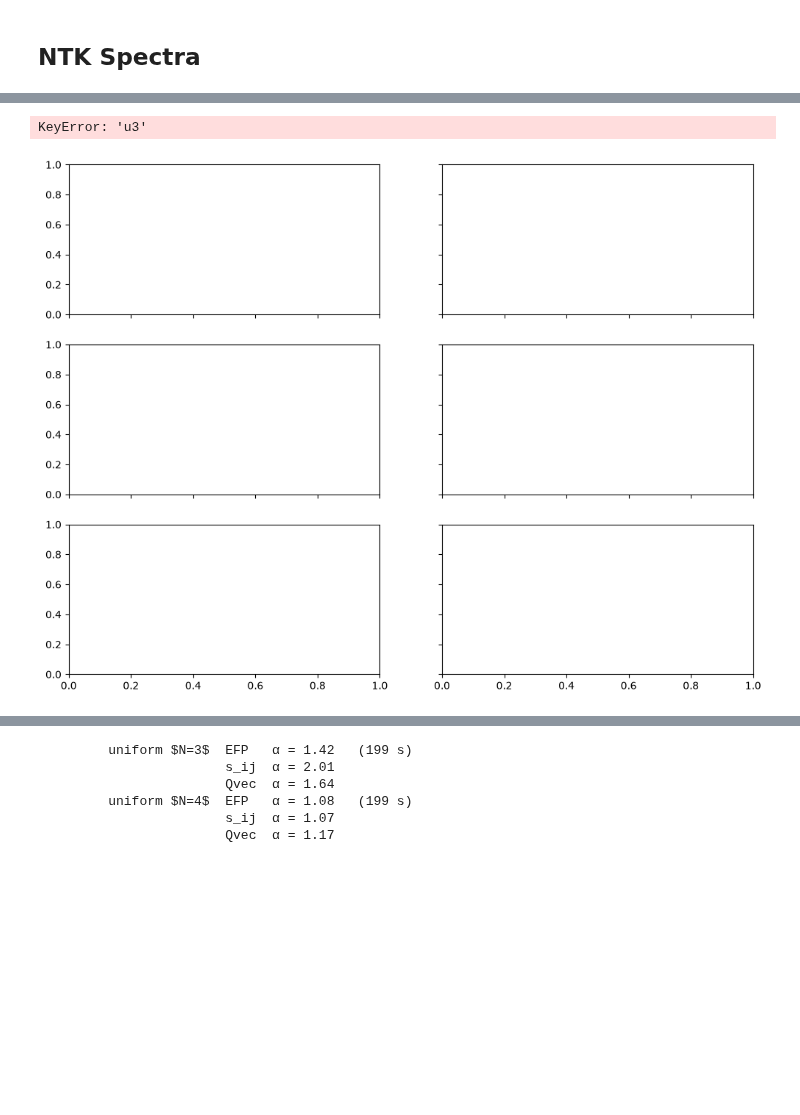
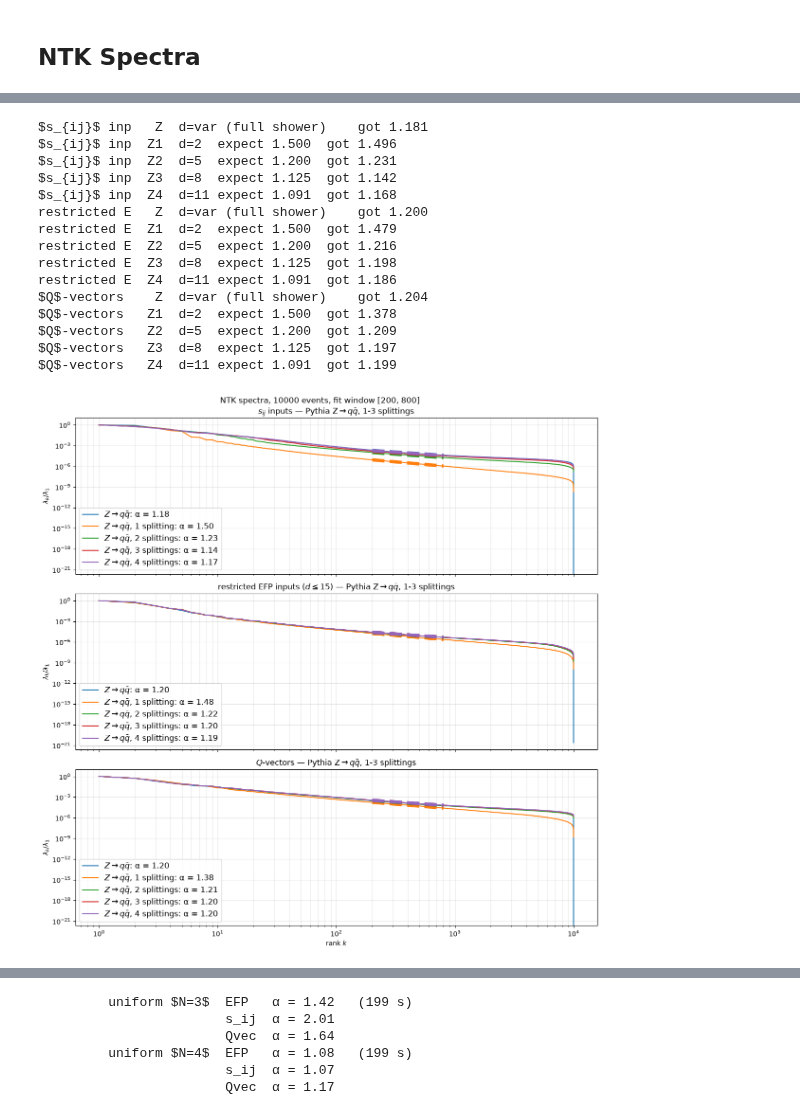
Before and after one commit to ykahn/Jet-Scaling-Laws, a Jupyter notebook: StevensCode/Pythia_EFP_NTK.ipynb, the cells around one changed output, grey strips where cells are left out. Drawn from its saved outputs; the diff is of its cells as text; code cells hidden in the pictures; blank space fills up the shorter version.

```diff
--- a/StevensCode/Pythia_EFP_NTK.ipynb
+++ b/StevensCode/Pythia_EFP_NTK.ipynb
@@ -122,7 +122,7 @@ F = np.load('features/EFPs_restricted_d13.npz')
 EFP_sets = {k: F[k] for k in F.files if k != 'dmax'}     # keys: u3, u4, u5, u6, u7, u10, Z1..Z4
 # SIJ_sets = dict(np.load('features/SIJ.npz'))              # same keys, same events
 SIJ_sets = {k: v for k, v in np.load('features/SIJ.npz').items() if v.shape[1] > 1}
-QVC_sets = dict(np.load('features/QVEC_nq128.npz'))
+QVC_sets = dict(np.load('features/QVEC_nq1024.npz'))
 print('EFP:', {k: v.shape for k, v in EFP_sets.items()})
 print('SIJ:', {k: v.shape for k, v in SIJ_sets.items()})
 print('Qvc:', {k: v.shape for k, v in QVC_sets.items()})
@@ -227,7 +227,7 @@ def alpha_eig(ev, lo=20, hi=400):
 ## NTK spectra, old method: full eigvalsh via kernel_spectrum on M events
 M = 10_000
 # keys = ['u3', 'u4', 'u5', 'u6', 'u7', 'u10', 'Z', 'Z08', 'Z12', 'Z16', 'Z1', 'Z2', 'Z3', 'Z4', 'Z1m']
-keys = [ 'Z', 'Z08', 'Z12', 'Z16', 'Z1', 'Z2', 'Z3', 'Z4', 'Zpt0p1']
+keys = [ 'Z', 'Z08', 'Z12', 'Z16', 'Z1', 'Z2', 'Z3', 'Z4', 'Z1TeV']
 
 NTK_EFP_dense, NTK_SIJ_dense, NTK_QVC_dense, LAPLACE_QVC_dense = {}, {}, {}, {}
 for key in keys:
@@ -260,35 +260,40 @@ $Z\to q\bar q$, 4 splittings  EFP   α = 1.16   (58 s)
 # %%
 # np.savez('spectra/NTK_QVC_spectra_M10k.npz', **NTK_QVC_dense)
 # %%
-## 2x2: rows = input features, cols = event type; dashed = k^{-(1+1/d)} with d = 3N-7
+## 3x1: rows = input features; dashed = fit k^{-alpha} in [lo, hi]
 lo, hi = 200, 800
-cols = {'uniform phase space': ['u3', 'u4', 'u5', 'u6'], r'Pythia Z$\to q\bar q$, 1-3 splittings': ['Z', 'Z1', 'Z2', 'Z3', 'Z4']}
-cols = {r'Pythia Z$\to q\bar q$, 1-3 splittings': ['Z', 'Z1', 'Z2', 'Z3', 'Z4']}
-
+cname, keys = r'Pythia Z$\to q\bar q$, 1-3 splittings', ['Z', 'Z1', 'Z2', 'Z3', 'Z4']
 rows = {r'$s_{ij}$ inputs': NTK_SIJ_dense, r'restricted EFP inputs ($d\leq 15$)': NTK_EFP_dense, r'$Q$-vectors': NTK_QVC_dense}
 
-fig, axs = plt.subplots(3, 1, figsize=(12, 9), sharex=True, sharey=True)
-for i, (rname, L) in enumerate(rows.items()):
-    for j, (cname, keys) in enumerate(cols.items()):
-        ax = axs[i, j]
-        for key in keys:
-            lam = L[key];
-            k = np.arange(1, len(lam) + 1)
-            if key in ('Z', 'H'):  d = None                      # full shower: no fixed N
-            elif key[0] == 'u':    d = 3*int(key[1:]) - 7        # uniform N-body
-            else:                  d = 3*(int(key[1:]) + 2) - 7  # Z + k splittings -> N = k + 2
-            a, b = np.polyfit(np.log(k[lo:hi]), np.log(lam[lo:hi]), 1)
-            expect = f'd={d:<2d} expect {1 + 1/d:.3f}' if d else 'd=var (full shower)  '
-            print(f'{rname[:12]:<12} {key:>3}  {expect}  got {-a:.3f}')
-            line, = ax.loglog(k, lam/lam[0], label=f'{labels[key]}: α = {-a:.2f}')
-            ax.loglog(k[lo:hi], np.exp(b)*k[lo:hi]**a/lam[0], '--', color=line.get_color(), lw=5)
-        ax.set_title(f'{rname} — {cname}');
-        ax.legend(fontsize=12);
-        ax.grid(True, which='both', alpha=0.3)
-for ax in axs[1]: ax.set_xlabel('rank $k$')
-for ax in axs[:, 0]: ax.set_ylabel(r'$\lambda_k/\lambda_1$')
-fig.suptitle(f'NTK spectra, {M} events, fit window [{lo}, {hi}]')
-fig.tight_layout();
+fig, axs = plt.subplots(3, 1, figsize=(12, 12), sharex=True, sharey=True)
+for ax, (rname, L) in zip(axs, rows.items()):
+    for key in keys:
+        if key not in L: continue
+        lam = L[key];  k = np.arange(1, len(lam) + 1)
+        d = None if key in ('Z', 'H') else 3*(int(key[1:]) + 2) - 7        # Z + k splittings -> N = k + 2
+        a, b = np.polyfit(np.log(k[lo:hi]), np.log(lam[lo:hi]), 1)
+        expect = f'd={d:<2d} expect {1 + 1/d:.3f}' if d else 'd=var (full shower)  '
+        print(f'{rname[:12]:<12} {key:>3}  {expect}  got {-a:.3f}')
+        line, = ax.loglog(k, lam/lam[0], label=f'{labels[key]}: α = {-a:.2f}')
+        ax.loglog(k[lo:hi], np.exp(b)*k[lo:hi]**a/lam[0], '--', color=line.get_color(), lw=5)
+    ax.set_title(f'{rname} — {cname}');  ax.legend(fontsize=12);  ax.grid(True, which='both', alpha=0.3)
+    ax.set_ylabel(r'$\lambda_k/\lambda_1$')
+axs[-1].set_xlabel('rank $k$')
+fig.suptitle(f'NTK spectra, {M} events, fit window [{lo}, {hi}]');  fig.tight_layout()
 # %% [output]
-KeyError: 'u3'
+$s_{ij}$ inp   Z  d=var (full shower)    got 1.181
+$s_{ij}$ inp  Z1  d=2  expect 1.500  got 1.496
+$s_{ij}$ inp  Z2  d=5  expect 1.200  got 1.231
+$s_{ij}$ inp  Z3  d=8  expect 1.125  got 1.142
+$s_{ij}$ inp  Z4  d=11 expect 1.091  got 1.168
+restricted E   Z  d=var (full shower)    got 1.200
+restricted E  Z1  d=2  expect 1.500  got 1.479
+restricted E  Z2  d=5  expect 1.200  got 1.216
+restricted E  Z3  d=8  expect 1.125  got 1.198
+restricted E  Z4  d=11 expect 1.091  got 1.186
+$Q$-vectors    Z  d=var (full shower)    got 1.204
+$Q$-vectors   Z1  d=2  expect 1.500  got 1.378
+$Q$-vectors   Z2  d=5  expect 1.200  got 1.209
+$Q$-vectors   Z3  d=8  expect 1.125  got 1.197
+$Q$-vectors   Z4  d=11 expect 1.091  got 1.199
-[figure, old version]
+[figure, new version]
```
Also changed, not shown: parts of 21 cells of this notebook, 1 other file.
